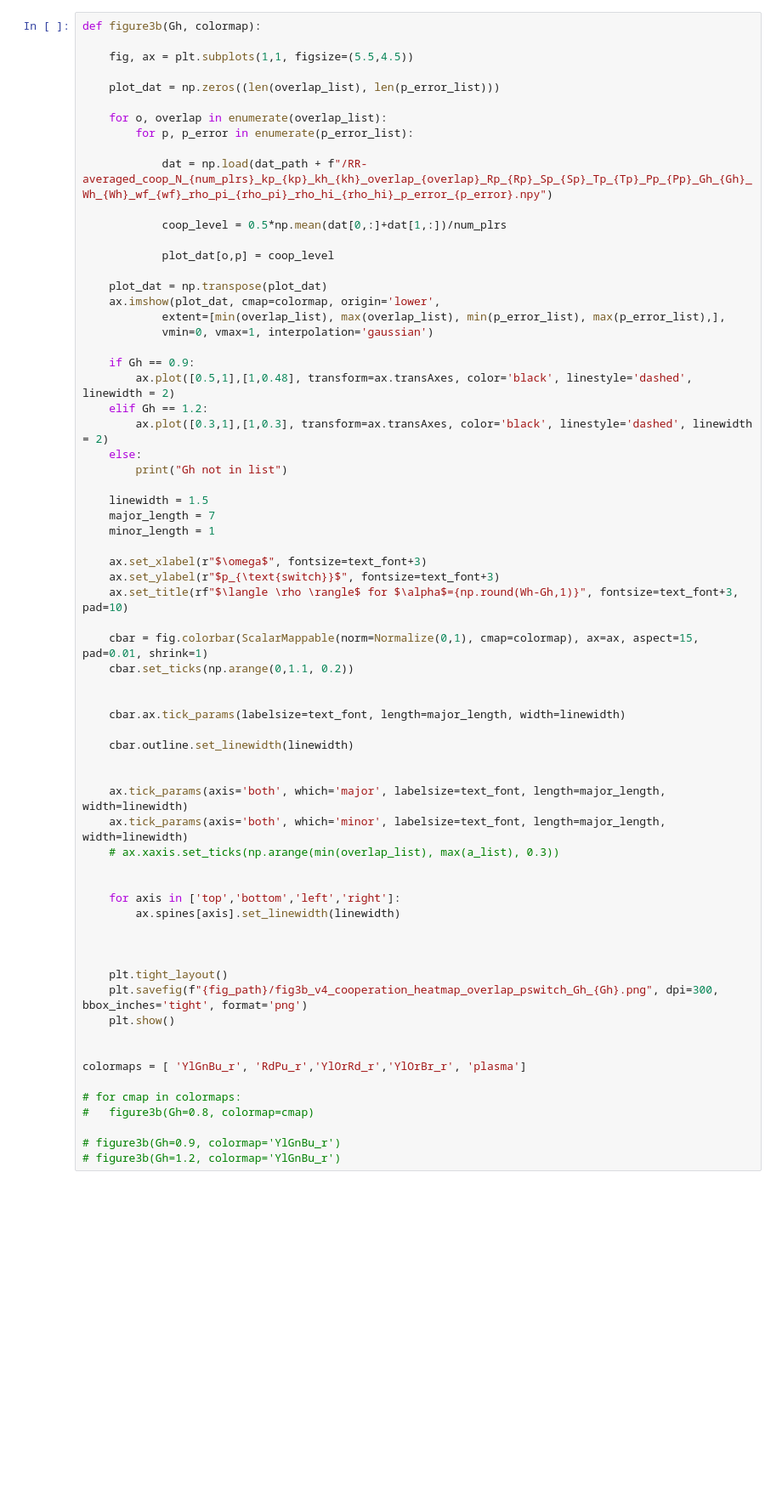
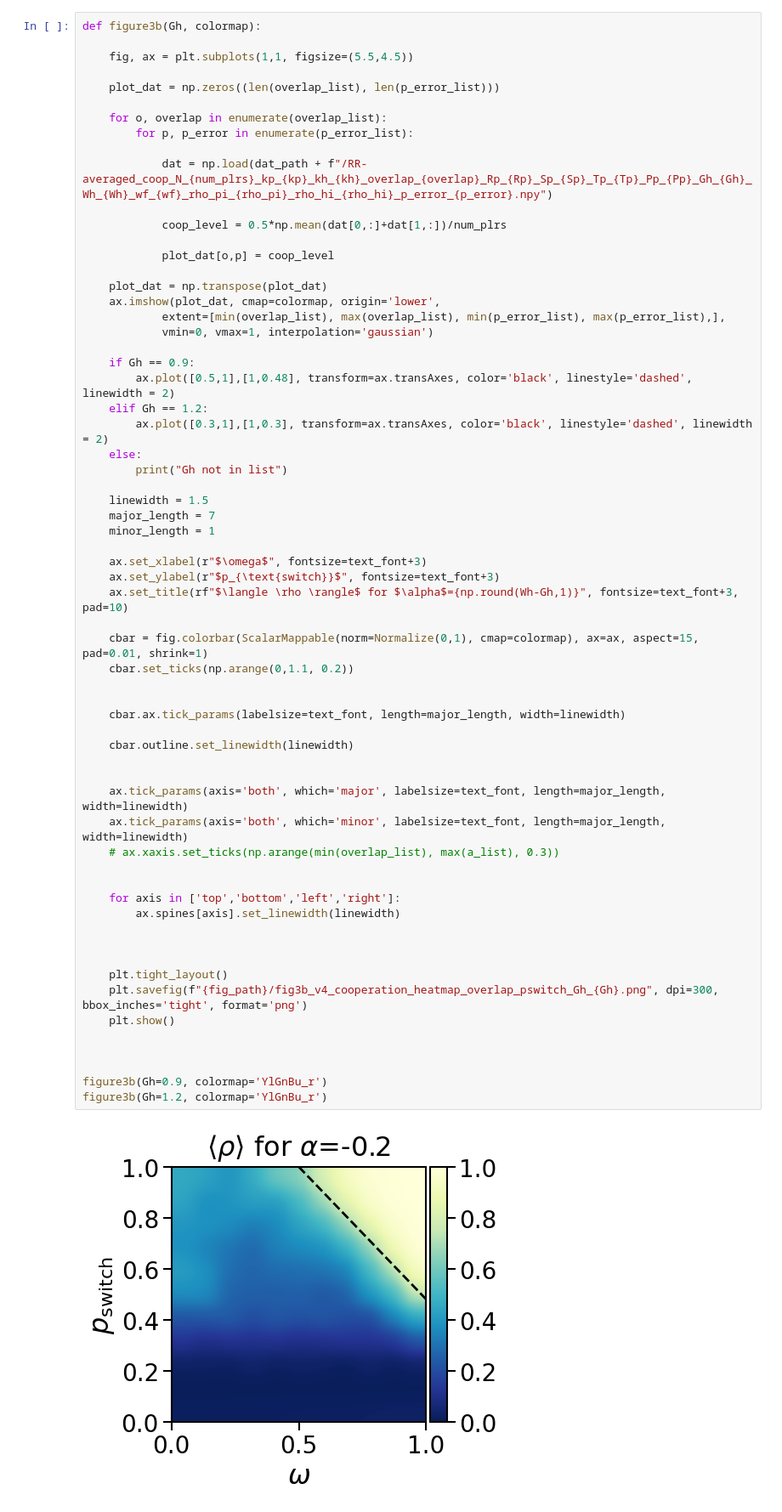
Before and after one commit to sadekar-onkar/overlap-ho-game, a Jupyter notebook: scripts/figures_plot.ipynb, the cells around one changed output. Shown: that part at 85% size. Cells and saved outputs as stored; diff of their text form; blank space fills up the shorter version.

```diff
--- a/scripts/figures_plot.ipynb
+++ b/scripts/figures_plot.ipynb
@@ -173,36 +178,34 @@ def figure3b(Gh, colormap):
 
 	ax.set_xlabel(r"$\omega$", fontsize=text_font+3)
 	ax.set_ylabel(r"$p_{\text{switch}}$", fontsize=text_font+3)
 	ax.set_title(rf"$\langle \rho \rangle$ for $\alpha$={np.round(Wh-Gh,1)}", fontsize=text_font+3, pad=10)
 
 	cbar = fig.colorbar(ScalarMappable(norm=Normalize(0,1), cmap=colormap), ax=ax, aspect=15, pad=0.01, shrink=1)
 	cbar.set_ticks(np.arange(0,1.1, 0.2))
 
 
 	cbar.ax.tick_params(labelsize=text_font, length=major_length, width=linewidth)
 
 	cbar.outline.set_linewidth(linewidth)
 
 
 	ax.tick_params(axis='both', which='major', labelsize=text_font, length=major_length, width=linewidth)
 	ax.tick_params(axis='both', which='minor', labelsize=text_font, length=major_length, width=linewidth)
 	# ax.xaxis.set_ticks(np.arange(min(overlap_list), max(a_list), 0.3))
 
 
 	for axis in ['top','bottom','left','right']:
 		ax.spines[axis].set_linewidth(linewidth)
 
 
 
 	plt.tight_layout()
 	plt.savefig(f"{fig_path}/fig3b_v4_cooperation_heatmap_overlap_pswitch_Gh_{Gh}.png", dpi=300, bbox_inches='tight', format='png')
 	plt.show()
 
 
-colormaps = [ 'YlGnBu_r', 'RdPu_r','YlOrRd_r','YlOrBr_r', 'plasma']
 
-# for cmap in colormaps:
-# 	figure3b(Gh=0.8, colormap=cmap)
-
-# figure3b(Gh=0.9, colormap='YlGnBu_r')
-# figure3b(Gh=1.2, colormap='YlGnBu_r')
+figure3b(Gh=0.9, colormap='YlGnBu_r')
+figure3b(Gh=1.2, colormap='YlGnBu_r')
+# %% [output]
+[figure, added]
```
Also changed, not shown: parts of 5 cells of this notebook.
